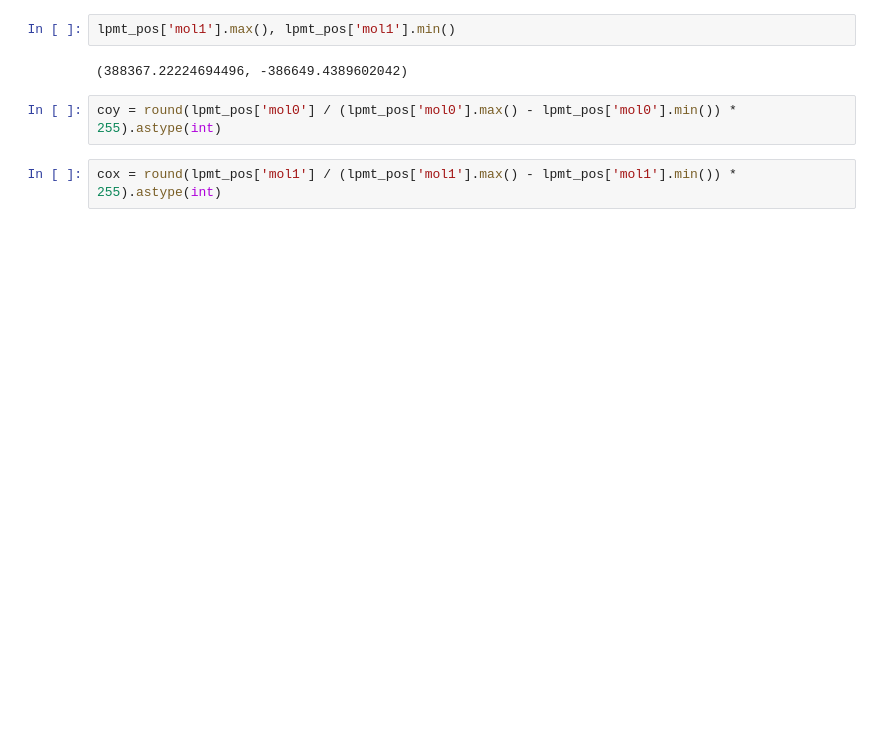
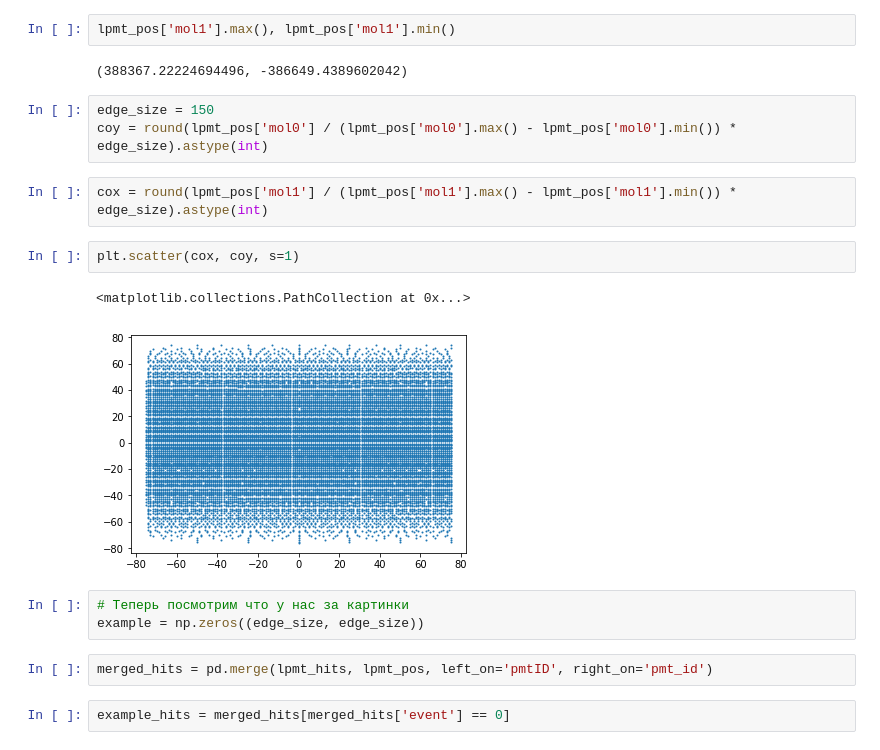
Before and after one commit to VProv/JUNO, a Jupyter notebook: notebooks/Regression_experiments.ipynb, the cells around one changed output. Saved outputs shown, nothing was run; the diff lists cells and outputs as text; blank space fills up the shorter version.

```diff
--- a/notebooks/Regression_experiments.ipynb
+++ b/notebooks/Regression_experiments.ipynb
@@ -137,7 +134,20 @@ lpmt_pos['mol1'].max(), lpmt_pos['mol1'].min()
 # %% [output]
 (388367.22224694496, -386649.4389602042)
 # %%
-coy = round(lpmt_pos['mol0'] / (lpmt_pos['mol0'].max() - lpmt_pos['mol0'].min()) * 255).astype(int)
+edge_size = 150
+coy = round(lpmt_pos['mol0'] / (lpmt_pos['mol0'].max() - lpmt_pos['mol0'].min()) * edge_size).astype(int)
 # %%
-cox = round(lpmt_pos['mol1'] / (lpmt_pos['mol1'].max() - lpmt_pos['mol1'].min()) * 255).astype(int)
+cox = round(lpmt_pos['mol1'] / (lpmt_pos['mol1'].max() - lpmt_pos['mol1'].min()) * edge_size).astype(int)
+# %%
+plt.scatter(cox, coy, s=1)
+# %% [output]
+<matplotlib.collections.PathCollection at 0x...>
+[figure, added]
+# %%
+# Теперь посмотрим что у нас за картинки
+example = np.zeros((edge_size, edge_size))
+# %%
+merged_hits = pd.merge(lpmt_hits, lpmt_pos, left_on='pmtID', right_on='pmt_id')
+# %%
+example_hits = merged_hits[merged_hits['event'] == 0]
 # %%
```
Also changed, not shown: parts of 31 cells of this notebook.
